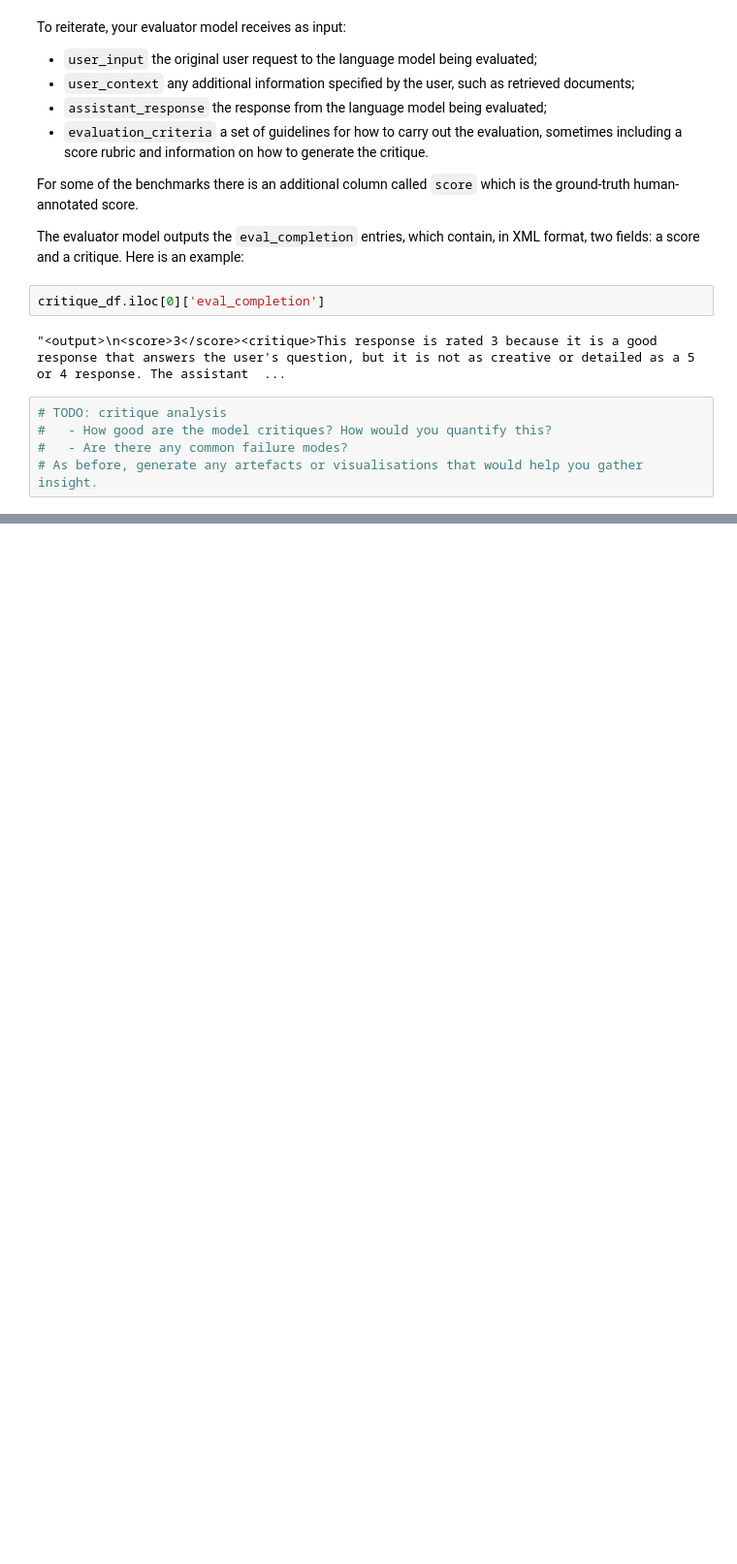
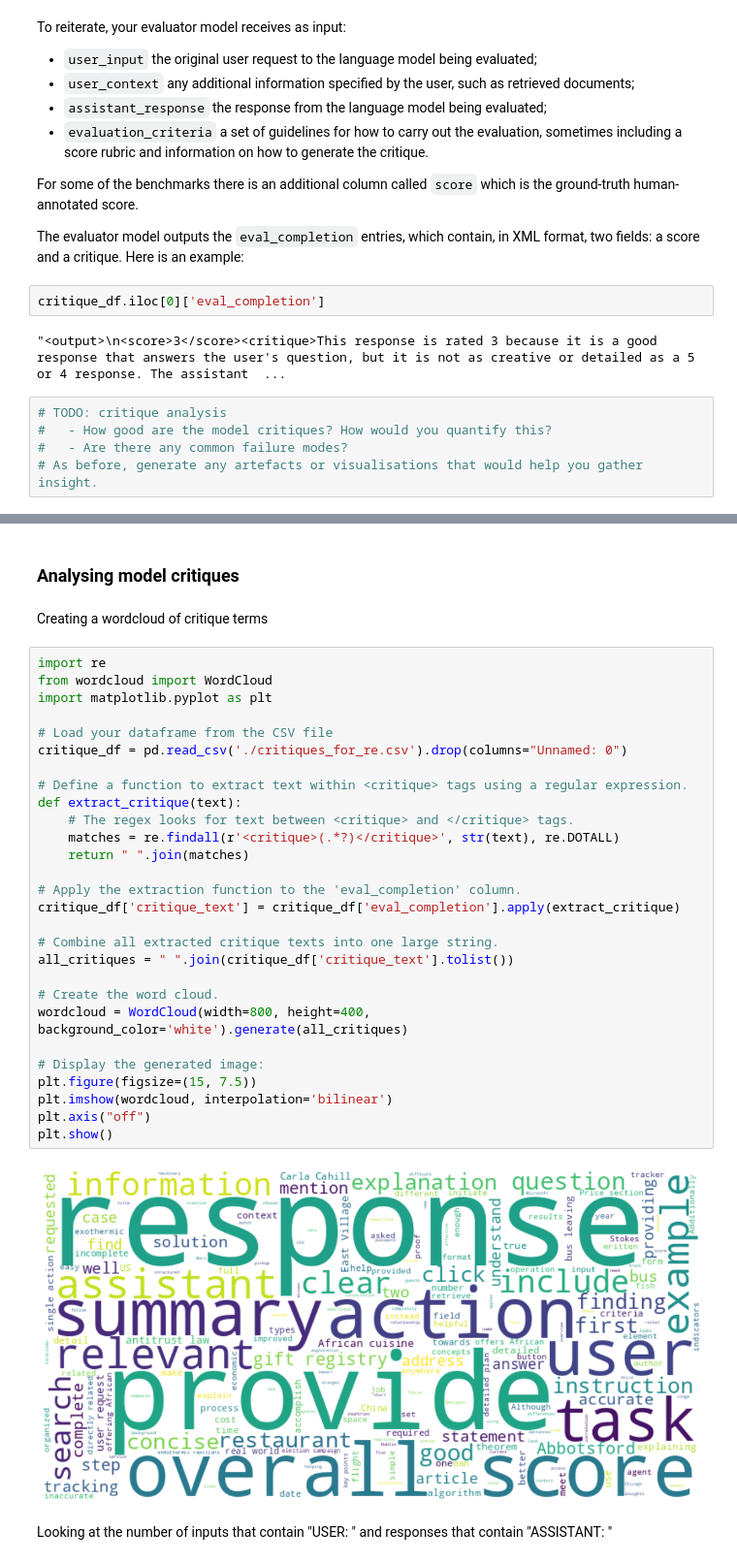
Before and after one commit to J-Rosser-UK/data_exploration, a Jupyter notebook: [J_Rosser]_RE_Part1_DataExploration_CritiqueAnalysis.ipynb, the cells around one changed output, grey strips where cells are left out. Shown at 97% size. Drawn from its saved outputs; the diff is of its cells as text; blank space fills up the shorter version.

```diff
--- a/[J_Rosser]_RE_Part1_DataExploration_CritiqueAnalysis.ipynb
+++ b/[J_Rosser]_RE_Part1_DataExploration_CritiqueAnalysis.ipynb
@@ -344,0 +331,36 @@ critique_df.iloc[0]['eval_completion']
+# %% [markdown]
+### Analysing model critiques
+# %% [markdown]
+Creating a wordcloud of critique terms
+# %%
+import re
+from wordcloud import WordCloud
+import matplotlib.pyplot as plt
+
+# Load your dataframe from the CSV file
+critique_df = pd.read_csv('./critiques_for_re.csv').drop(columns="Unnamed: 0")
+
+# Define a function to extract text within <critique> tags using a regular expression.
+def extract_critique(text):
+    # The regex looks for text between <critique> and </critique> tags.
+    matches = re.findall(r'<critique>(.*?)</critique>', str(text), re.DOTALL)
+    return " ".join(matches)
+
+# Apply the extraction function to the 'eval_completion' column.
+critique_df['critique_text'] = critique_df['eval_completion'].apply(extract_critique)
+
+# Combine all extracted critique texts into one large string.
+all_critiques = " ".join(critique_df['critique_text'].tolist())
+
+# Create the word cloud.
+wordcloud = WordCloud(width=800, height=400, background_color='white').generate(all_critiques)
+
+# Display the generated image:
+plt.figure(figsize=(15, 7.5))
+plt.imshow(wordcloud, interpolation='bilinear')
+plt.axis("off")
+plt.show()
+# %% [output]
+[figure, added]
+# %% [markdown]
+Looking at the number of inputs that contain "USER: " and responses that contain "ASSISTANT: "
```
Also changed, not shown: parts of 10 cells of this notebook, 1 other file.
